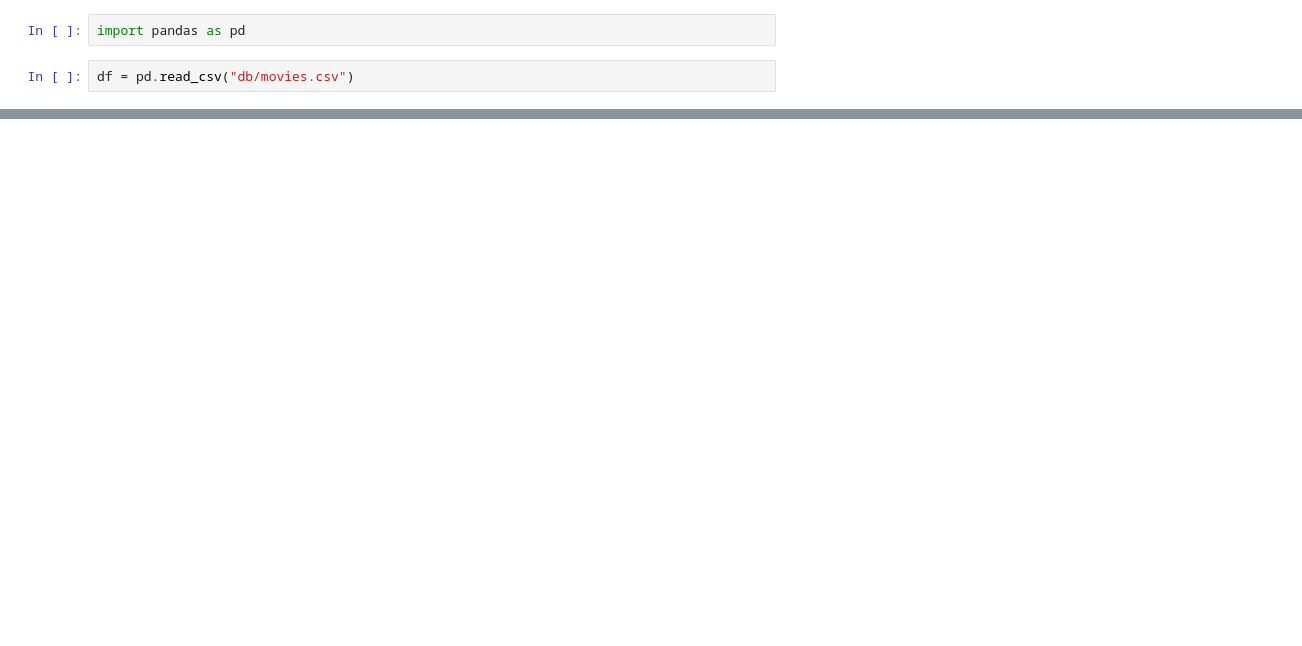
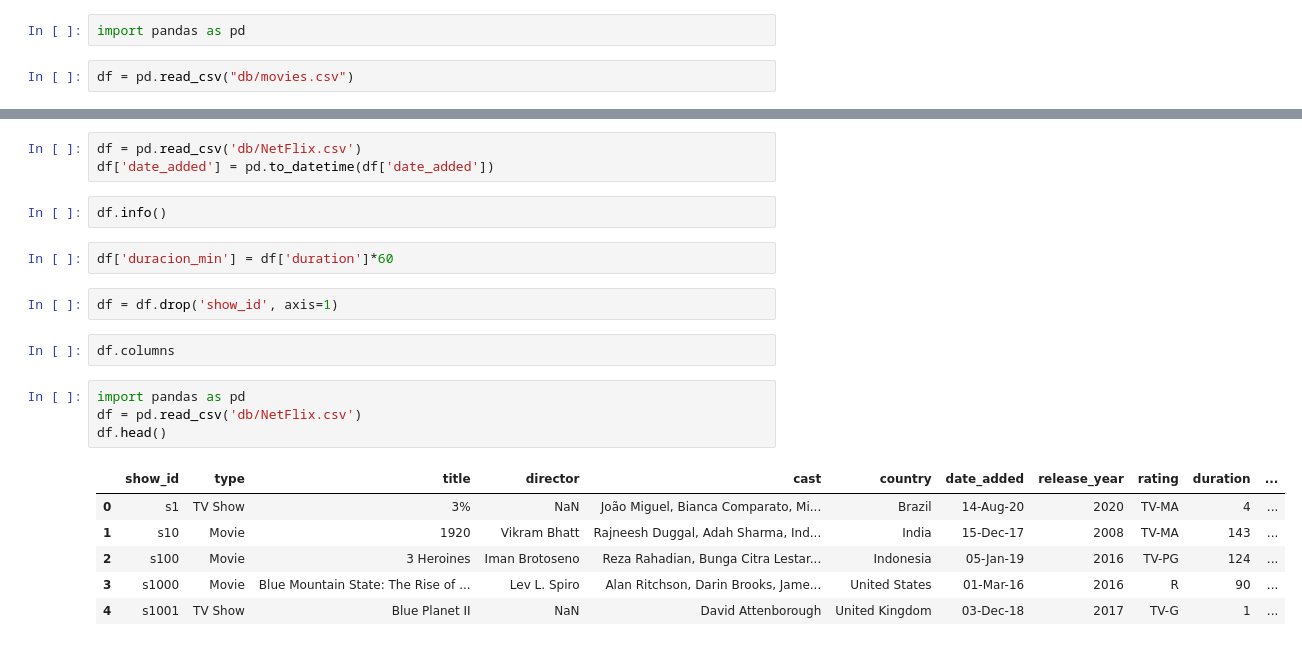
Before and after one commit to 1u1s4/INE_curso_pandas, a Jupyter notebook: Untitled-1.ipynb, the cells around one changed output, grey strips where cells are left out. Cells and saved outputs as stored; diff of their text form; blank space fills up the shorter version.

```diff
--- a/Untitled-1.ipynb
+++ b/Untitled-1.ipynb
@@ -167,0 +117,22 @@ Name: vote_count, dtype: float64
+# %%
+df = pd.read_csv('db/NetFlix.csv')
+df['date_added'] = pd.to_datetime(df['date_added'])
+# %%
+df.info()
+# %%
+df['duracion_min'] = df['duration']*60
+# %%
+df = df.drop('show_id', axis=1)
+# %%
+df.columns
+# %%
+import pandas as pd
+df = pd.read_csv('db/NetFlix.csv')
+df.head()
+# %% [output]
+|  | show_id | type | title | director | cast | country | date_added | release_year | rating | duration | ... |
+| 0 | s1 | TV Show | 3% | NaN | João Miguel, Bianca Comparato, Mi... | Brazil | 14-Aug-20 | 2020 | TV-MA | 4 | ... |
+| 1 | s10 | Movie | 1920 | Vikram Bhatt | Rajneesh Duggal, Adah Sharma, Ind... | India | 15-Dec-17 | 2008 | TV-MA | 143 | ... |
+| 2 | s100 | Movie | 3 Heroines | Iman Brotoseno | Reza Rahadian, Bunga Citra Lestar... | Indonesia | 05-Jan-19 | 2016 | TV-PG | 124 | ... |
+| 3 | s1000 | Movie | Blue Mountain State: The Rise of ... | Lev L. Spiro | Alan Ritchson, Darin Brooks, Jame... | United States | 01-Mar-16 | 2016 | R | 90 | ... |
+| 4 | s1001 | TV Show | Blue Planet II | NaN | David Attenborough | United Kingdom | 03-Dec-18 | 2017 | TV-G | 1 | ... |
```
Also changed, not shown: parts of 23 cells of this notebook.
